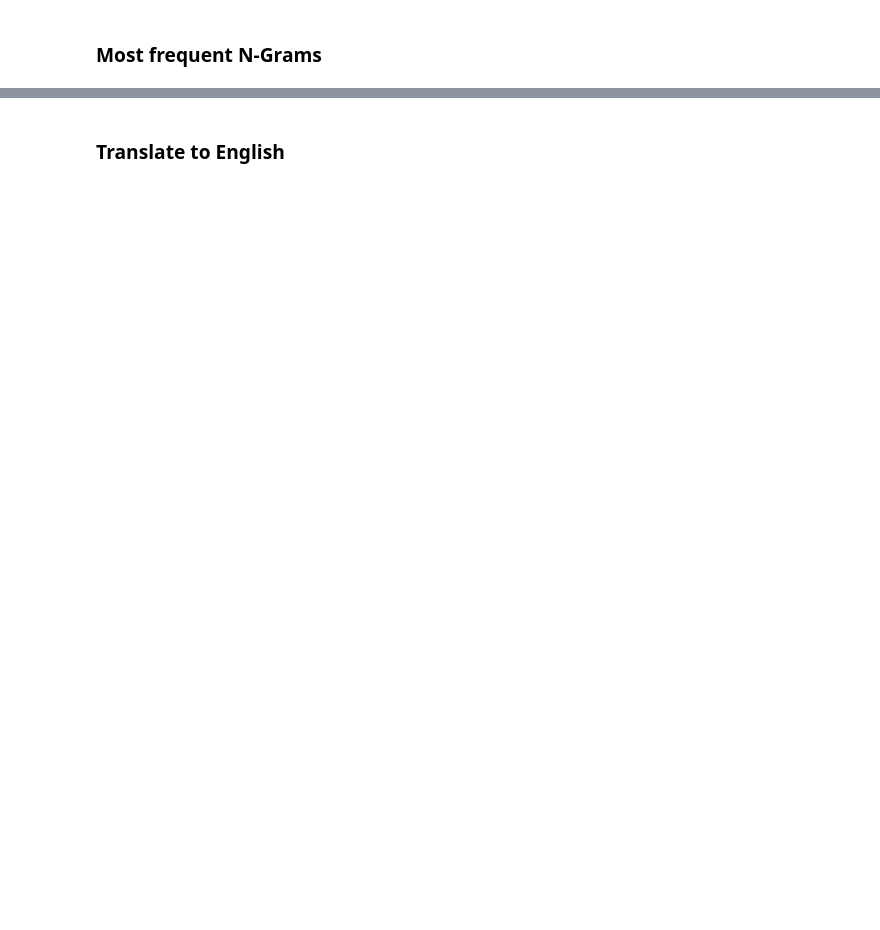
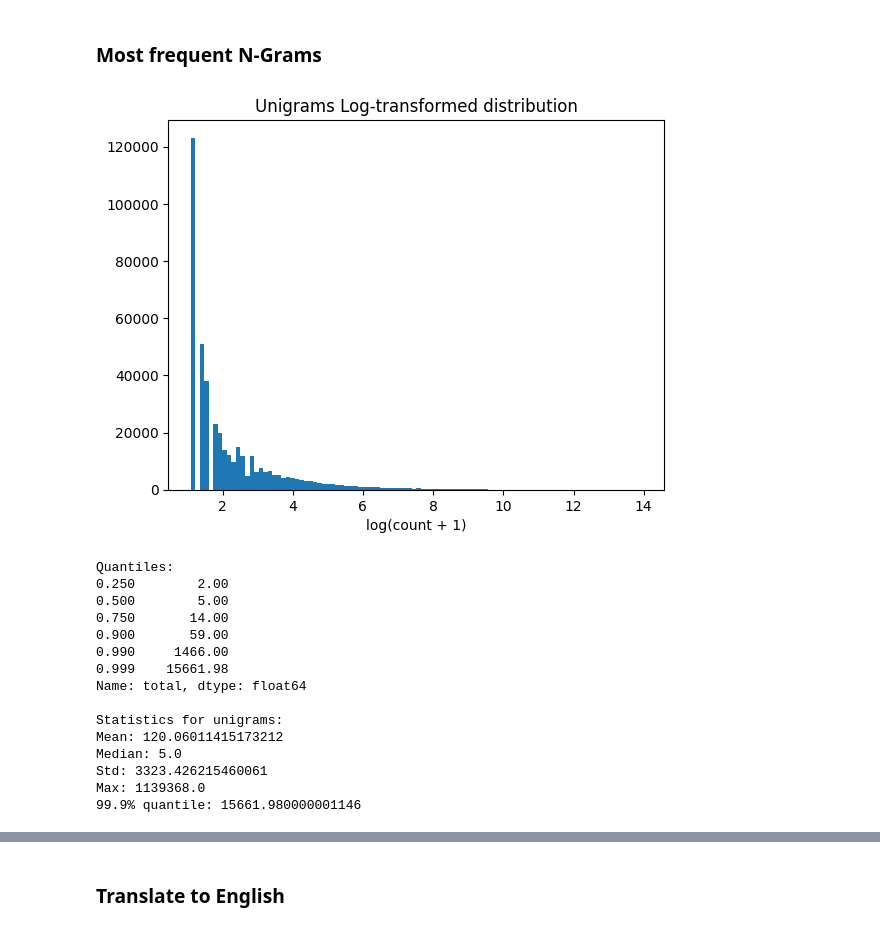
Before and after one commit to progsi/divers_dataset, a Jupyter notebook: ngram_analysis.ipynb, the cells around one changed output, grey strips where cells are left out. Drawn from its saved outputs; the diff is of its cells as text; code cells hidden in the pictures; blank space fills up the shorter version.

```diff
--- a/ngram_analysis.ipynb
+++ b/ngram_analysis.ipynb
@@ -181,0 +233,62 @@ See the caveats in the documentation: https://pandas.pydata.org/pandas-docs/stab
+# %%
+df_ngrams = pd.DataFrame.from_dict(result, orient='columns')#.fillna(0).astype(int)
+df_ngrams = df_ngrams.reset_index().melt(id_vars='index', var_name='field', value_name='count')
+df_ngrams = df_ngrams.rename(columns={'index': 'ngram'})
+df_ngrams = df_ngrams.dropna(subset=['count'])
+df_ngrams = df_ngrams[df_ngrams['count'] > 1]
+print("Grouping n-grams...")
+df_ngrams = (
+    df_ngrams.groupby("ngram")
+      .agg({
+          "count": "sum",
+          "field": lambda x: {field: cnt for field, cnt in zip(x, df_ngrams.loc[x.index, 'count'])}
+      })
+      .reset_index()
+)
+df_ngrams = df_ngrams.groupby("ngram").agg(list)
+df_ngrams["total"] = df_ngrams["count"].apply(sum)
+df_ngrams["counts"] = df_ngrams.apply(lambda row: {
+    field: count for field, count in zip(row["field"], row["count"])
+}, axis=1)
+df_ngrams = df_ngrams.drop(columns=["field", "count"]).sort_values(by="total", ascending=False).reset_index()
+df_ngrams.head(10_000).to_csv(os.path.join("data", "analysis", "top10000ngrams.csv"), index=False)
+df_ngrams.to_parquet(os.path.join("data", "analysis", "ngram_counts.parquet"), index=False)
+# %%
+import numpy as np
+import matplotlib.pyplot as plt
+
+df_uni = df_ngrams.loc[
+    df_ngrams['ngram'].str.count('_') == 0].sort_values('total', ascending=False)
+
+plt.hist(np.log1p(df_uni.total), bins=100)  # log(1 + x) avoids log(0)
+plt.title("Unigrams Log-transformed distribution")
+plt.xlabel("log(count + 1)")
+plt.show()
+
+print("\nQuantiles: ")
+q = df_uni.total.quantile([0.25, 0.5, 0.75, 0.9, 0.99, 0.999])
+print(q)
+
+print("\nStatistics for unigrams:")
+print("Mean:", df_uni.total.mean())
+print("Median:", df_uni.total.median())
+print("Std:", df_uni.total.std())
+print("Max:", df_uni.total.max())
+print("99.9% quantile:", df_uni.total.quantile(0.999))
+# %% [output]
+[figure, added]
+Quantiles:
+0.250        2.00
+0.500        5.00
+0.750       14.00
+0.900       59.00
+0.990     1466.00
+0.999    15661.98
+Name: total, dtype: float64
+
+Statistics for unigrams:
+Mean: 120.06011415173212
+Median: 5.0
+Std: 3323.426215460061
+Max: 1139368.0
+99.9% quantile: 15661.980000001146
```
Also changed, not shown: parts of 16 cells of this notebook.
